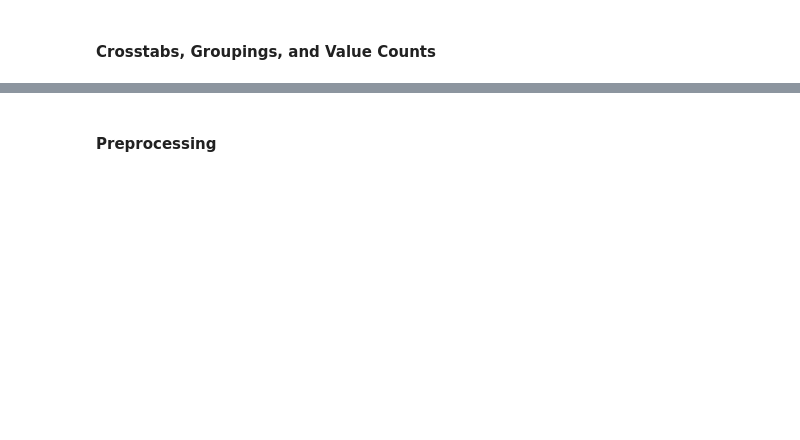
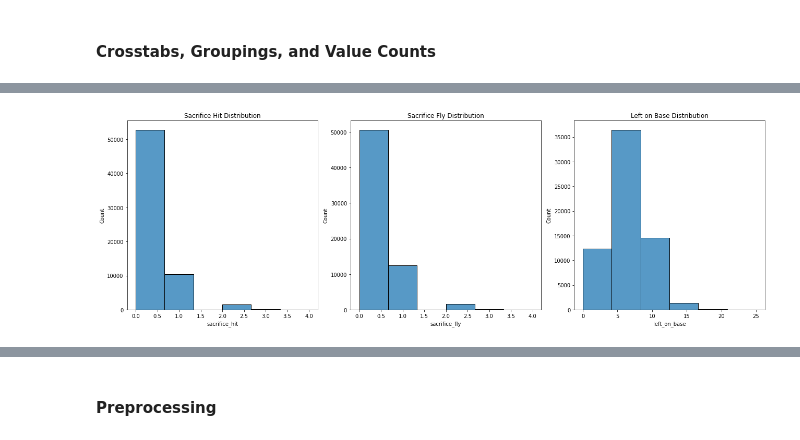
Before and after one commit to pecham1911/Double_Play_Analytics, a Jupyter notebook: DP_Analytics_Workbook-2.ipynb, the cells around one changed output, grey strips where cells are left out. Cells and saved outputs as stored; diff of their text form; code cells hidden in the pictures; blank space fills up the shorter version.

```diff
--- a/DP_Analytics_Workbook-2.ipynb
+++ b/DP_Analytics_Workbook-2.ipynb
@@ -575,0 +1136,23 @@ print(cross_tab2)
+# %%
+# Create a figure with 1 row and 3 columns of subplots
+fig, axes = plt.subplots(1, 3, figsize=(18, 6))
+
+# Plot 1: Bar plot of 'rbi'
+sns.histplot(combo_df['sacrifice_hit'], bins=6, ax=axes[0])
+axes[0].set_title('Sacrifice Hit Distribution')
+
+# Plot 2: Histogram of 'runs'
+sns.histplot(combo_df['sacrifice_fly'], bins=6, ax=axes[1])
+axes[1].set_title('Sacrifice Fly Distribution')
+
+# Plot 3: Histogram of 'hits'
+sns.histplot(combo_df['left_on_base'], bins=6, ax=axes[2])
+axes[2].set_title('Left on Base Distribution')
+
+# Adjust layout
+plt.tight_layout()
+
+# Display the plots
+plt.show()
+# %% [output]
+[figure, added]
```
Also changed, not shown: parts of 94 cells of this notebook.
